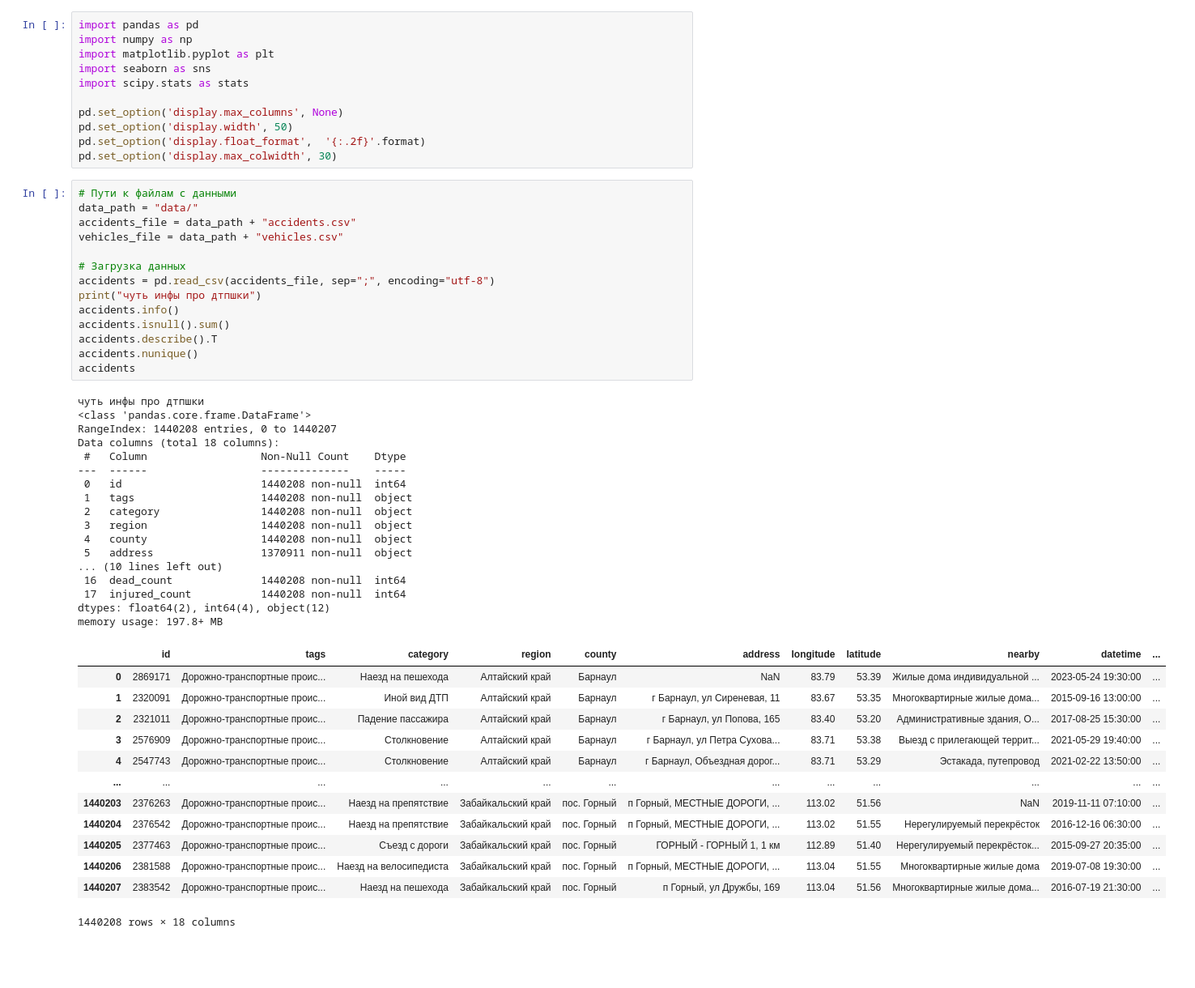
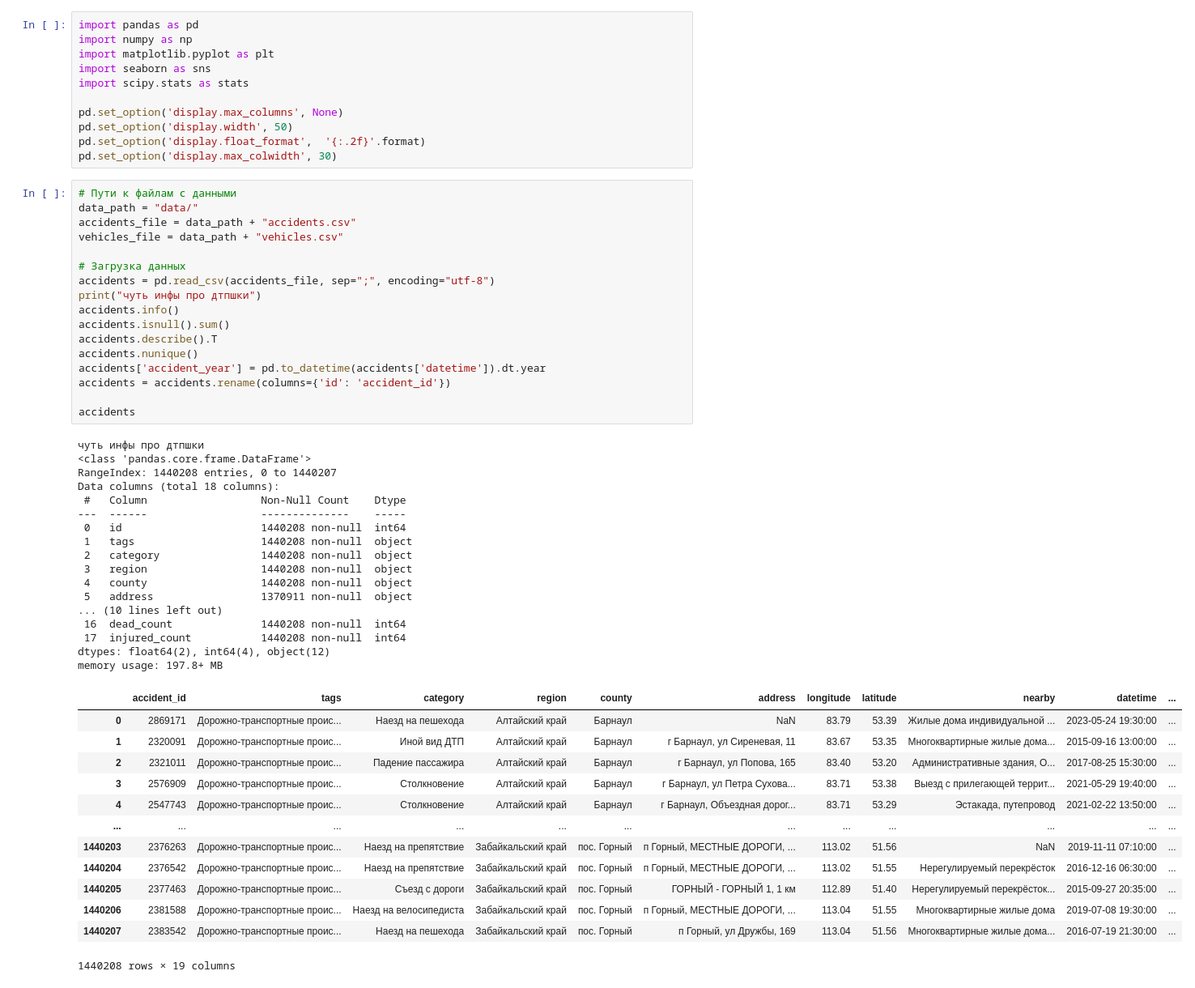
Before and after one commit to dyukilya/kostolom, a Jupyter notebook: project.ipynb, the cells around one changed output. Shown at 81% size. Drawn from its saved outputs; the diff is of its cells as text; blank space fills up the shorter version.

```diff
--- a/project.ipynb
+++ b/project.ipynb
@@ -73,34 +73,37 @@ pd.set_option('display.max_colwidth', 30)
 data_path = "data/"
 accidents_file = data_path + "accidents.csv"
 vehicles_file = data_path + "vehicles.csv"
 
 # Загрузка данных
 accidents = pd.read_csv(accidents_file, sep=";", encoding="utf-8")
 print("чуть инфы про дтпшки")
 accidents.info()
 accidents.isnull().sum()
 accidents.describe().T
 accidents.nunique()
+accidents['accident_year'] = pd.to_datetime(accidents['datetime']).dt.year
+accidents = accidents.rename(columns={'id': 'accident_id'})
+
 accidents
 # %% [output]
 чуть инфы про дтпшки
 <class 'pandas.core.frame.DataFrame'>
 RangeIndex: 1440208 entries, 0 to 1440207
 Data columns (total 18 columns):
  #   Column                  Non-Null Count    Dtype
 ---  ------                  --------------    -----
  0   id                      1440208 non-null  int64
  1   tags                    1440208 non-null  object
  2   category                1440208 non-null  object
  3   region                  1440208 non-null  object
  4   county                  1440208 non-null  object
  5   address                 1370911 non-null  object
 ... (10 lines left out)
  16  dead_count              1440208 non-null  int64
  17  injured_count           1440208 non-null  int64
 dtypes: float64(2), int64(4), object(12)
 memory usage: 197.8+ MB
-|  | id | tags | category | region | county | address | longitude | latitude | nearby | datetime | ... |
+|  | accident_id | tags | category | region | county | address | longitude | latitude | nearby | datetime | ... |
 | 0 | 2869171 | Дорожно-транспортные проис... | Наезд на пешехода | Алтайский край | Барнаул | NaN | 83.79 | 53.39 | Жилые дома индивидуальной ... | 2023-05-24 19:30:00 | ... |
 | 1 | 2320091 | Дорожно-транспортные проис... | Иной вид ДТП | Алтайский край | Барнаул | г Барнаул, ул Сиреневая, 11 | 83.67 | 53.35 | Многоквартирные жилые дома... | 2015-09-16 13:00:00 | ... |
 | 2 | 2321011 | Дорожно-транспортные проис... | Падение пассажира | Алтайский край | Барнаул | г Барнаул, ул Попова, 165 | 83.40 | 53.20 | Административные здания, О... | 2017-08-25 15:30:00 | ... |
@@ -112,4 +115,4 @@ memory usage: 197.8+ MB
 | 1440205 | 2377463 | Дорожно-транспортные проис... | Съезд с дороги | Забайкальский край | пос. Горный | ГОРНЫЙ - ГОРНЫЙ 1, 1 км | 112.89 | 51.40 | Нерегулируемый перекрёсток... | 2015-09-27 20:35:00 | ... |
 | 1440206 | 2381588 | Дорожно-транспортные проис... | Наезд на велосипедиста | Забайкальский край | пос. Горный | п Горный, МЕСТНЫЕ ДОРОГИ, ... | 113.04 | 51.55 | Многоквартирные жилые дома | 2019-07-08 19:30:00 | ... |
 | 1440207 | 2383542 | Дорожно-транспортные проис... | Наезд на пешехода | Забайкальский край | пос. Горный | п Горный, ул Дружбы, 169 | 113.04 | 51.56 | Многоквартирные жилые дома... | 2016-07-19 21:30:00 | ... |
-1440208 rows × 18 columns
+1440208 rows × 19 columns
```
Also changed, not shown: parts of 4 cells of this notebook.
